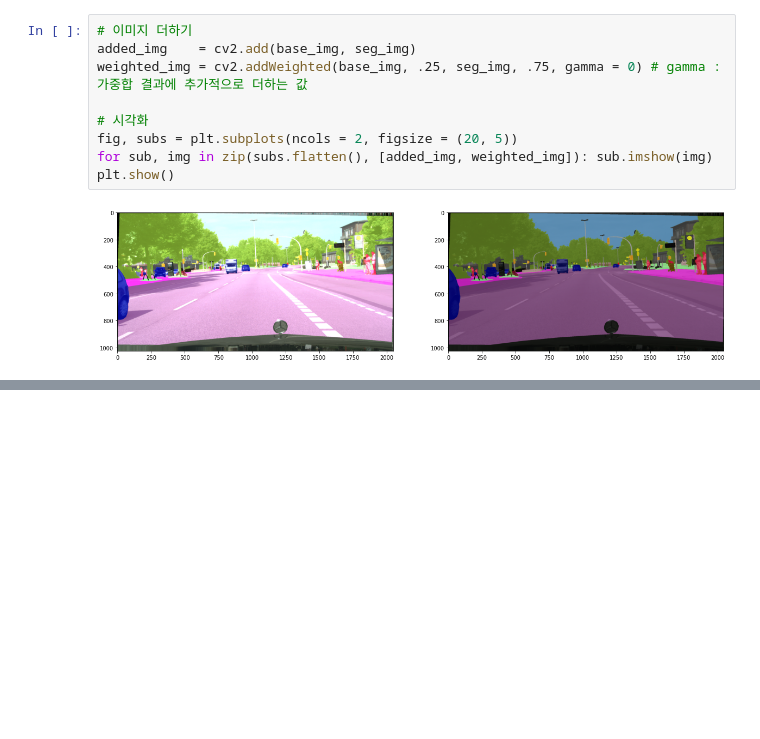
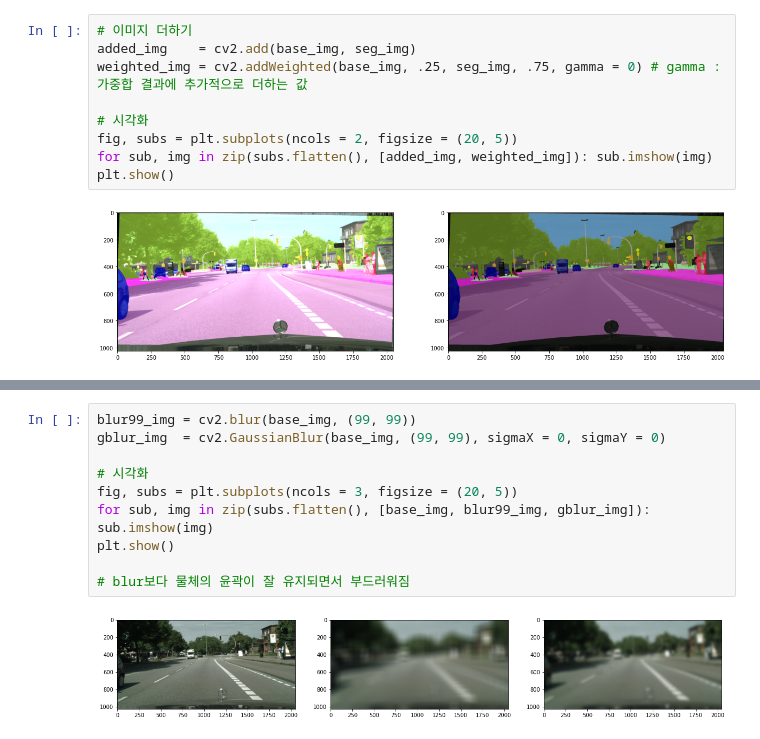
Before and after one commit to Kwan-Gu/data_science, a Jupyter notebook: ML/Segmentation/OpenCV/Basic_OpenCV.ipynb, the cells around one changed output, grey strips where cells are left out. Saved outputs shown, nothing was run; the diff lists cells and outputs as text; blank space fills up the shorter version.

```diff
--- a/ML/Segmentation/OpenCV/Basic_OpenCV.ipynb
+++ b/ML/Segmentation/OpenCV/Basic_OpenCV.ipynb
@@ -119,0 +178,12 @@ plt.show()
+# %%
+blur99_img = cv2.blur(base_img, (99, 99))
+gblur_img  = cv2.GaussianBlur(base_img, (99, 99), sigmaX = 0, sigmaY = 0)
+
+# 시각화
+fig, subs = plt.subplots(ncols = 3, figsize = (20, 5))
+for sub, img in zip(subs.flatten(), [base_img, blur99_img, gblur_img]): sub.imshow(img)
+plt.show()
+
+# blur보다 물체의 윤곽이 잘 유지되면서 부드러워짐
+# %% [output]
+[figure, added]
```
Also changed, not shown: parts of 10 cells of this notebook, 2 other files.
